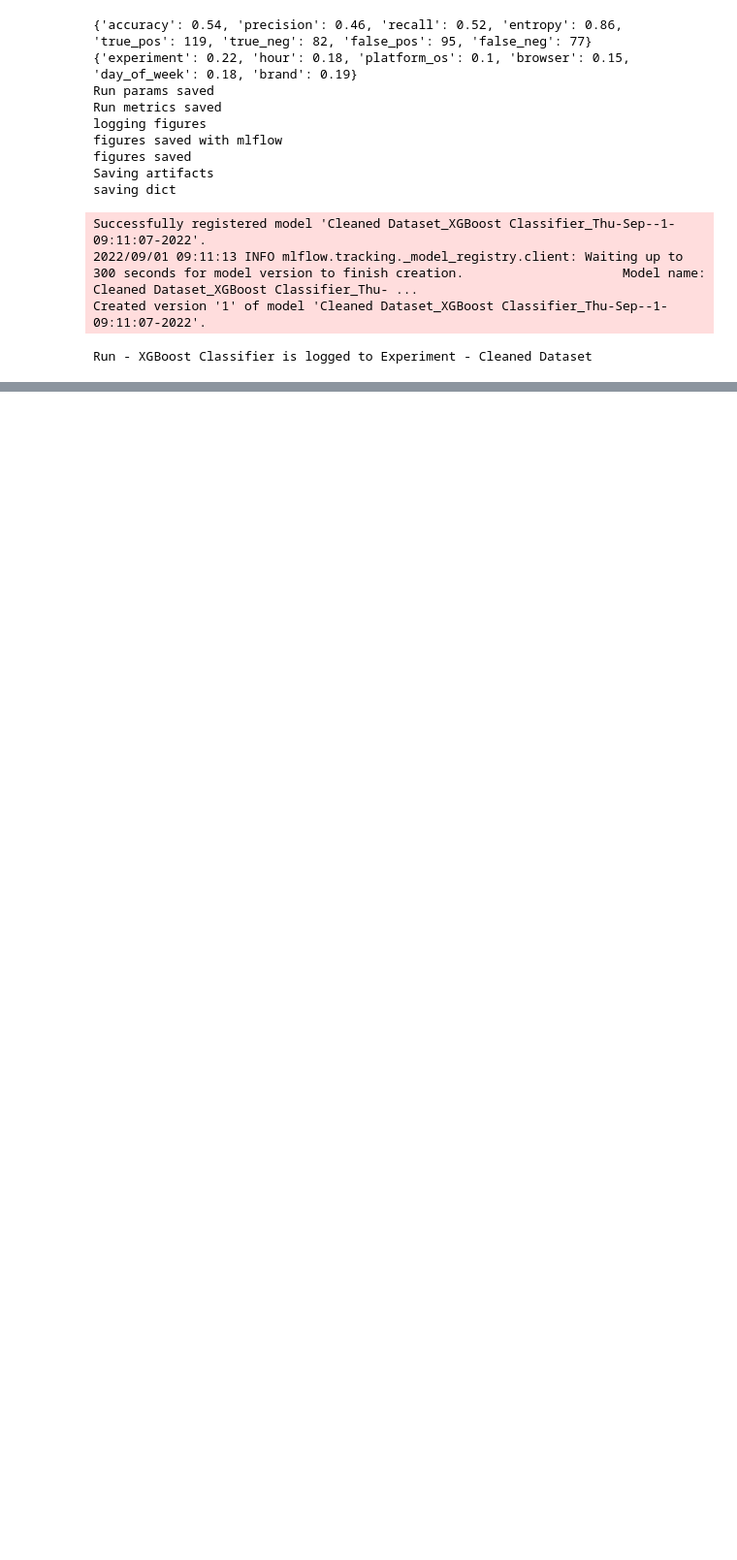
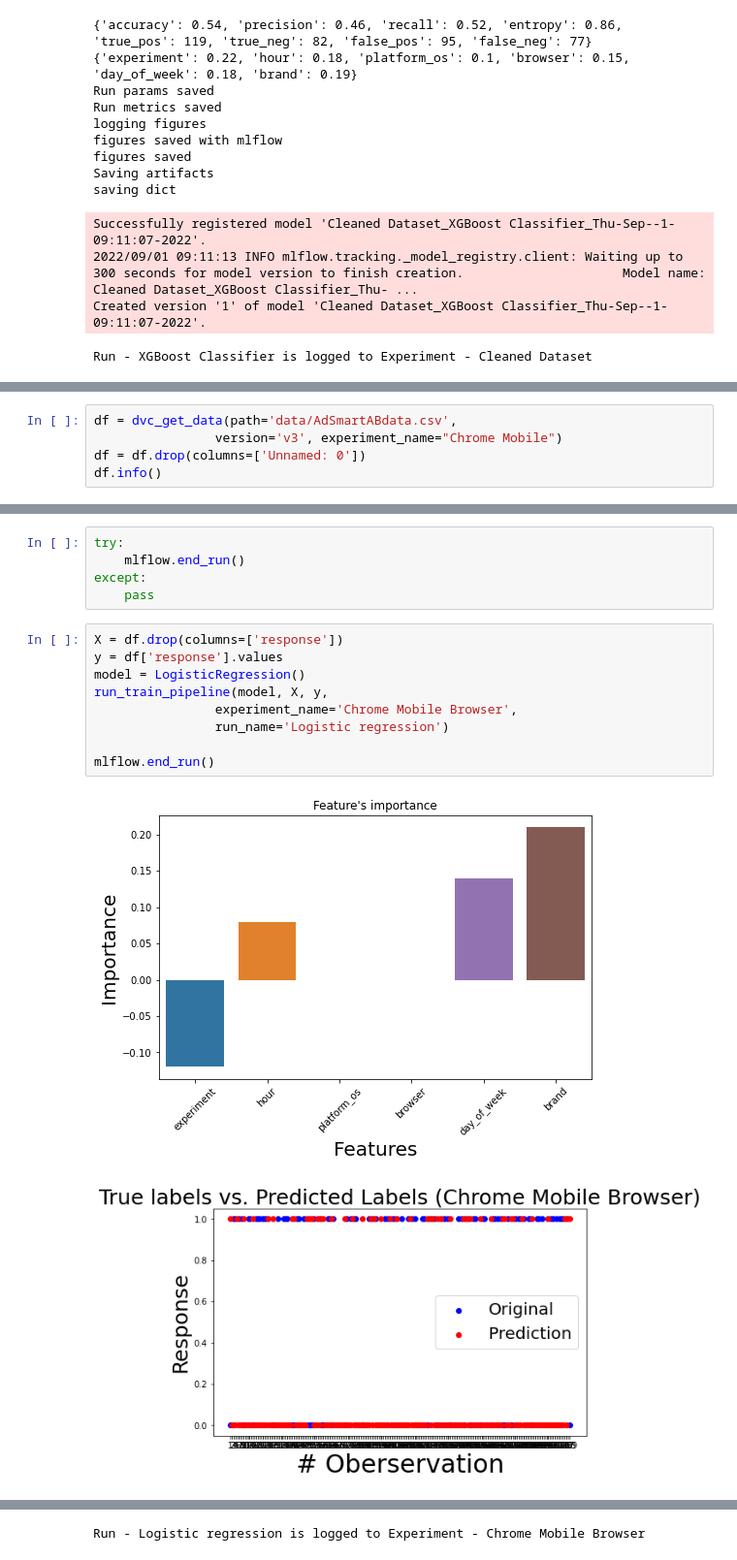
Before and after one commit to YasabnehT/A-B-Hypothesis-Testing, a Jupyter notebook: notebooks/AB testing ML.ipynb, the cells around one changed output, grey strips where cells are left out. Shown at 97% size. Saved outputs shown, nothing was run; the diff lists cells and outputs as text; blank space fills up the shorter version.

Commit message:
ML algorithms on Browser Chrome Mobile data set versioned using dvc

```diff
--- a/notebooks/AB testing ML.ipynb
+++ b/notebooks/AB testing ML.ipynb
@@ -120,0 +127,5 @@ Run - XGBoost Classifier is logged to Experiment - Cleaned Dataset
+# %%
+df = dvc_get_data(path='data/AdSmartABdata.csv',
+                version='v3', experiment_name="Chrome Mobile")
+df = df.drop(columns=['Unnamed: 0'])
+df.info()
@@ -120,0 +149,17 @@ Run - XGBoost Classifier is logged to Experiment - Cleaned Dataset
+# %%
+try:
+    mlflow.end_run()
+except:
+    pass
+# %%
+X = df.drop(columns=['response'])
+y = df['response'].values
+model = LogisticRegression()
+run_train_pipeline(model, X, y,
+                experiment_name='Chrome Mobile Browser',
+                run_name='Logistic regression')
+
+mlflow.end_run()
+# %% [output]
+[figure, added]
+[figure, added]
@@ -120,0 +179 @@ Run - XGBoost Classifier is logged to Experiment - Cleaned Dataset
+Run - Logistic regression is logged to Experiment - Chrome Mobile Browser
```
Also changed, not shown: parts of 10 cells of this notebook, 31 other files.
